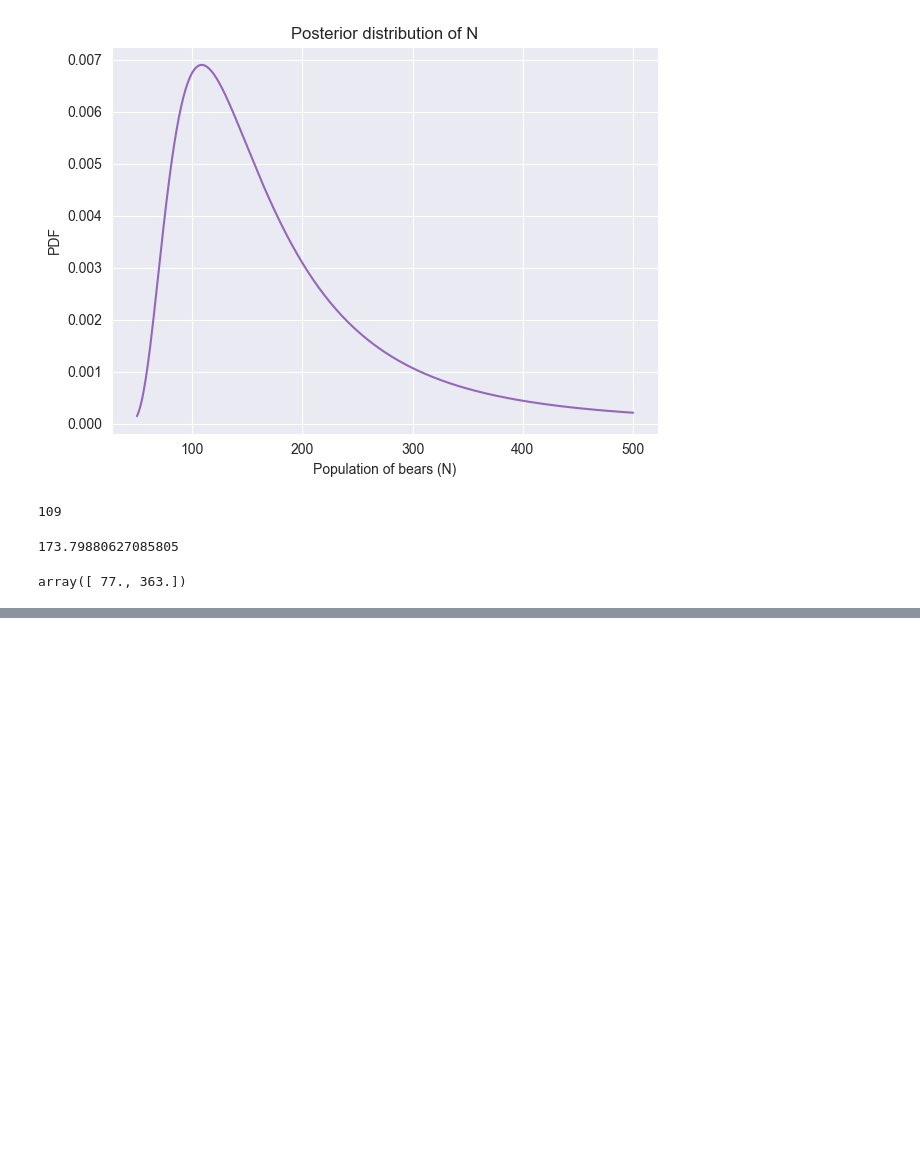
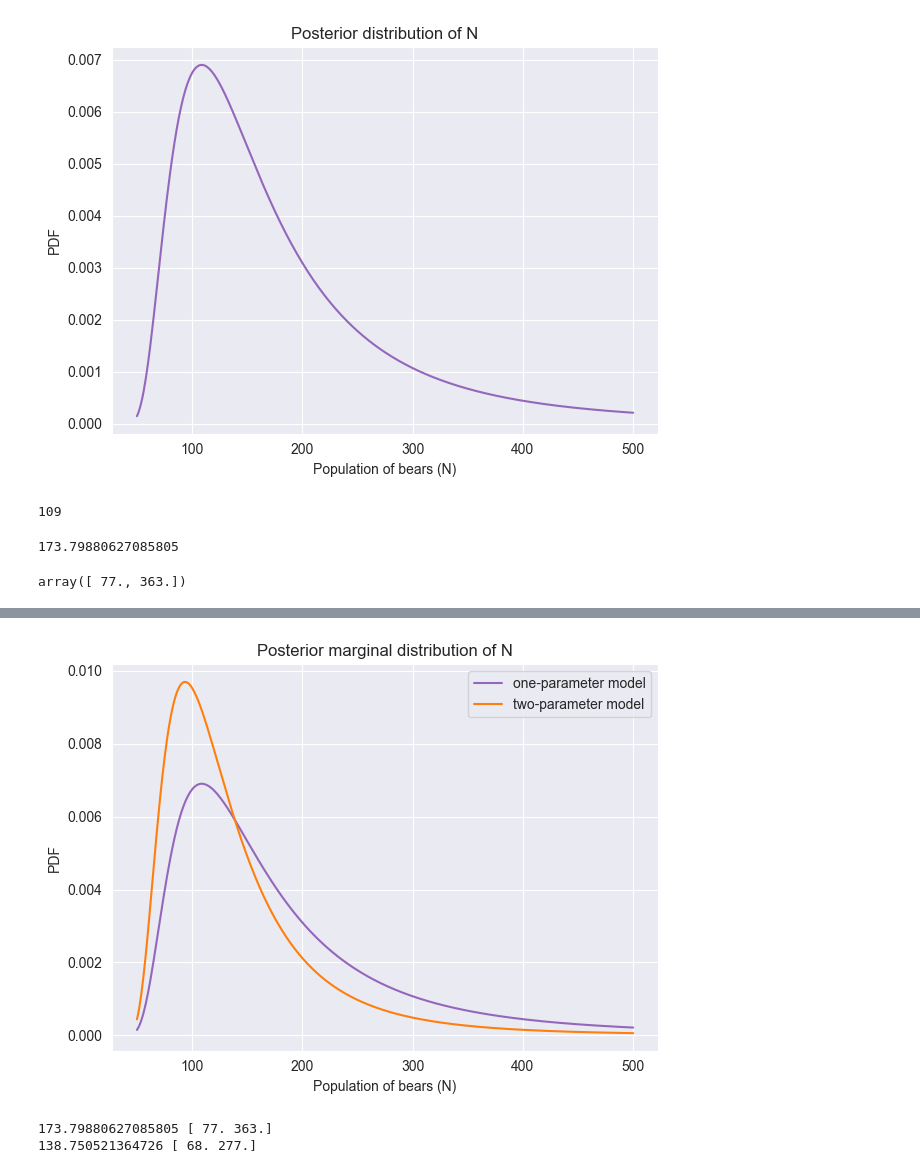
Before and after one commit to Xupeiyi/think-bayes, a Jupyter notebook: chapter15.ipynb, the cells around one changed output, grey strips where cells are left out. Saved outputs shown, nothing was run; the diff lists cells and outputs as text; code cells hidden in the pictures; blank space fills up the shorter version.

```diff
--- a/chapter15.ipynb
+++ b/chapter15.ipynb
@@ -62,0 +168,16 @@ array([ 77., 363.])
+# %%
+posterior_N.plot(label='one-parameter model', color='C4')
+posterior2_N.plot(label='two-parameter model', color='C1')
+decorate(
+    xlabel='Population of bears (N)',
+    ylabel='PDF',
+    title='Posterior marginal distribution of N'
+)
+# %% [output]
+[figure, added]
+# %%
+print(posterior_N.mean(), posterior_N.credible_interval(0.9))
+print(posterior2_N.mean(), posterior2_N.credible_interval(0.9))
+# %% [output]
+173.79880627085805 [ 77. 363.]
+138.750521364726 [ 68. 277.]
```
Also changed, not shown: parts of 14 cells of this notebook.
